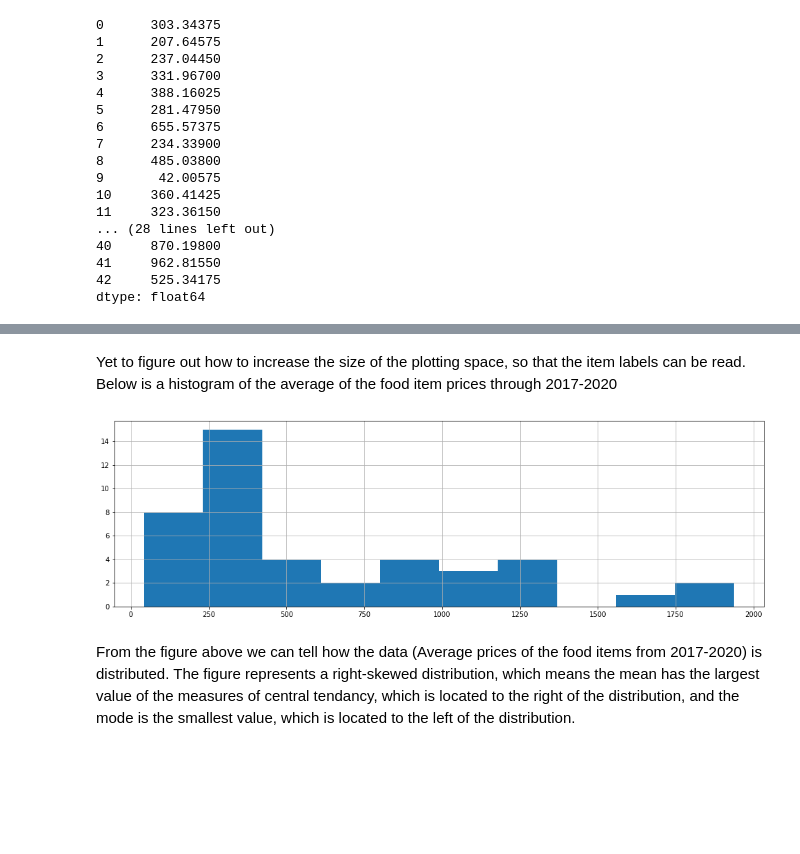
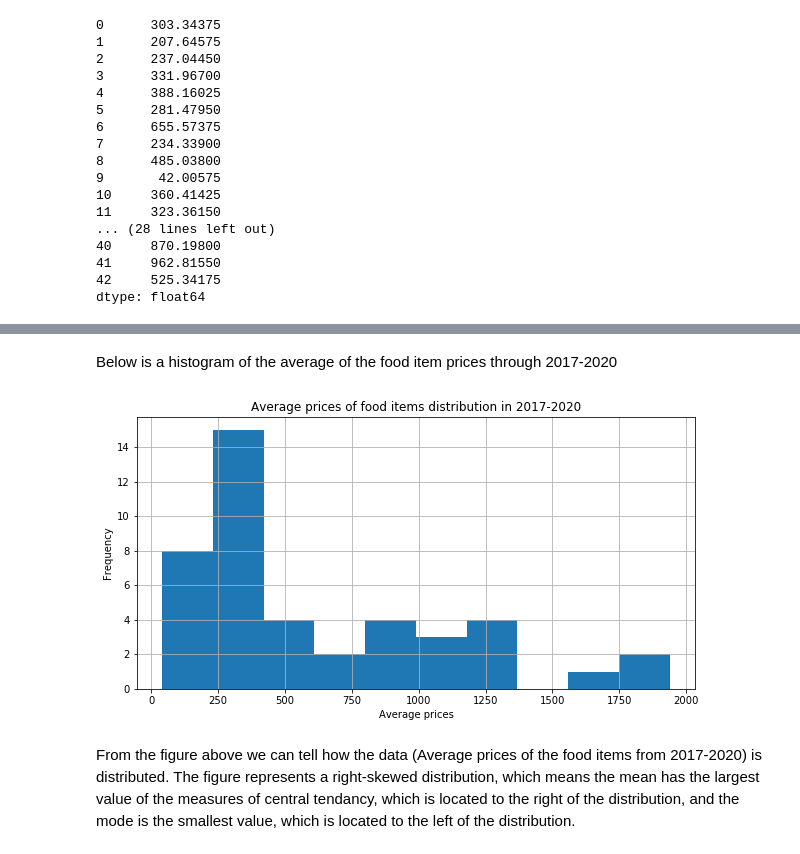
Before and after one commit to Ivynjambi/Jenga-Project, a Jupyter notebook: Analysis of selected food prices in Nigeria.ipynb, the cells around one changed output, grey strips where cells are left out. Drawn from its saved outputs; the diff is of its cells as text; code cells hidden in the pictures; blank space fills up the shorter version.

```diff
--- a/Analysis of selected food prices in Nigeria.ipynb
+++ b/Analysis of selected food prices in Nigeria.ipynb
@@ -188,10 +194,13 @@ plt.show()
 # %% [markdown]
-Yet to figure out how to increase the size of the plotting space, so that the item labels can be read.
 Below is a histogram of the average of the food item prices through 2017-2020
-# %%
-hist = av_row.hist()
-# %% [output]
-[figure, removed]
+# %%
+plt.rcParams["figure.figsize"] = [10, 5]
+plt.ylabel("Frequency")
+plt.xlabel("Average prices")
+plt.title("Average prices of food items distribution in 2017-2020")
+hist = av_row.hist()
+# %% [output]
+[figure, added]
 # %% [markdown]
 From the figure above we can tell how the data (Average prices of the food items from 2017-2020) is distributed.
 The figure represents a right-skewed distribution, which means the mean has the largest value of the measures of central tendancy, which is located to the right of the distribution, and the mode is the smallest value, which is located to the left of the distribution.
```
Also changed, not shown: parts of 8 cells of this notebook, 2 other files.
